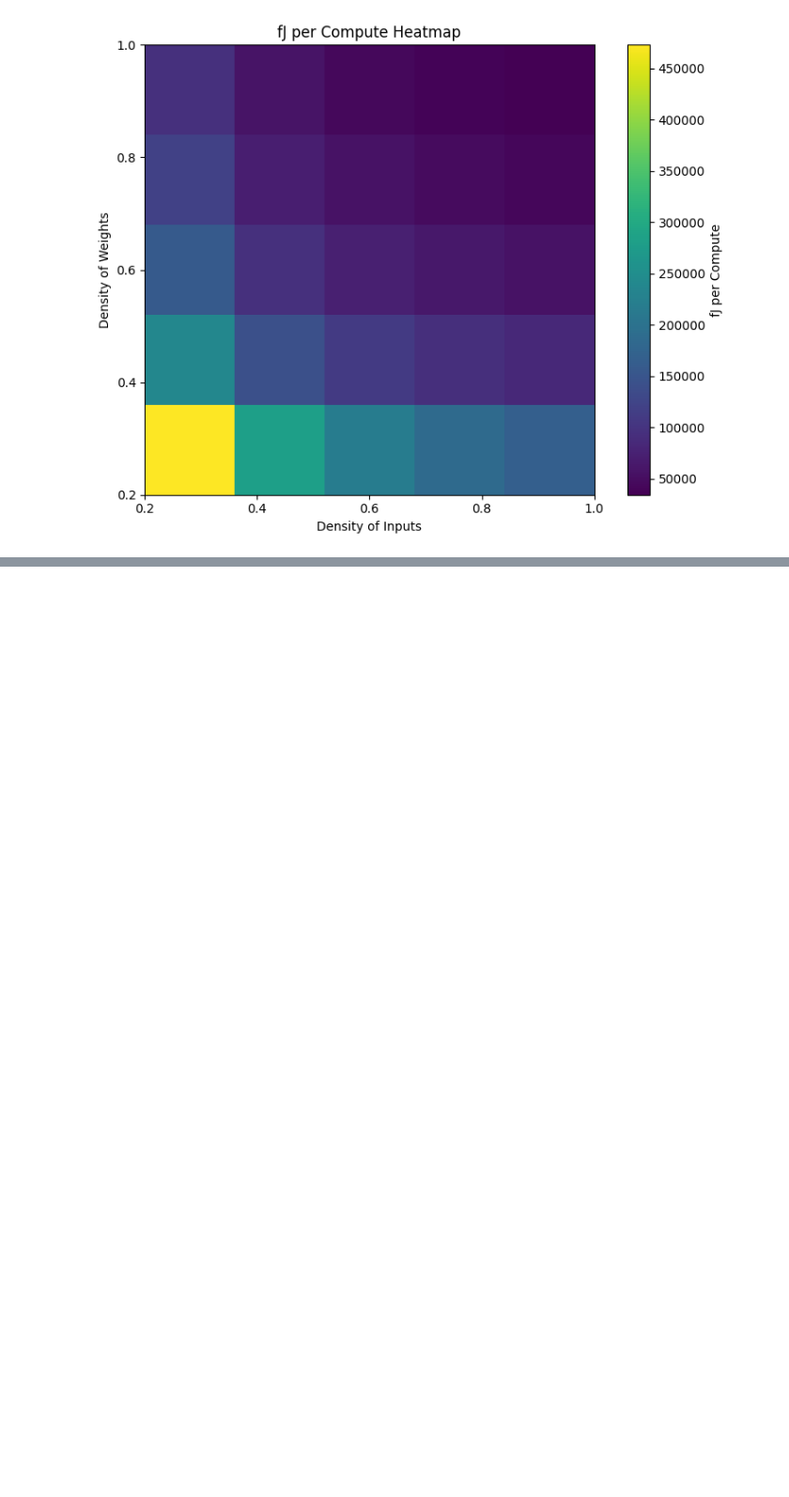
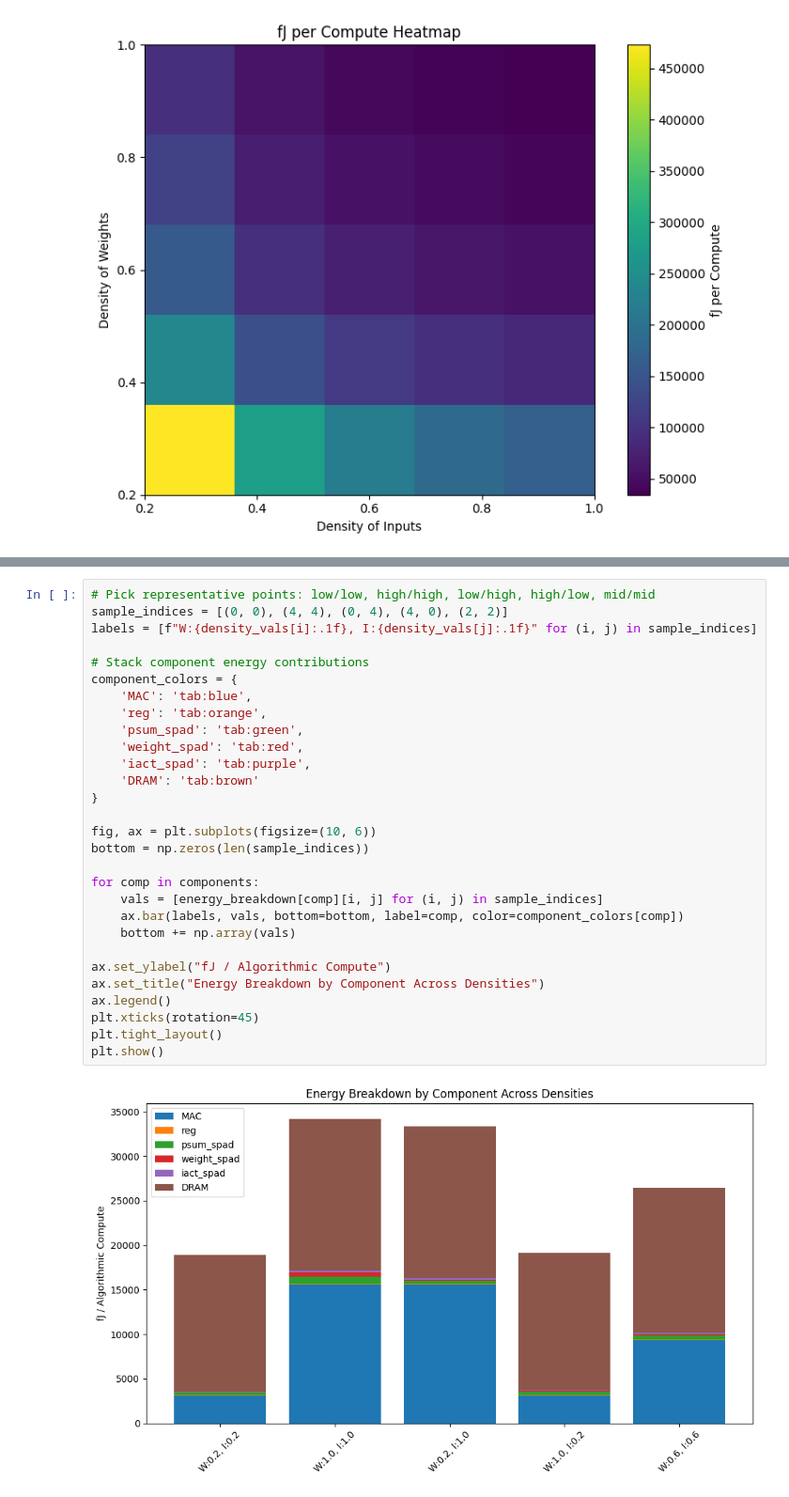
Before and after one commit to parikhushii/deep-learning-hardware-group-13, a Jupyter notebook: workspace/final_project_v4/final_project_v4.ipynb, the cells around one changed output, grey strips where cells are left out. Shown at 94% size. Saved outputs shown, nothing was run; the diff lists cells and outputs as text; blank space fills up the shorter version.

Commit message:
more plots for w/i sparsity variations

```diff
--- a/workspace/final_project_v4/final_project_v4.ipynb
+++ b/workspace/final_project_v4/final_project_v4.ipynb
@@ -137,0 +245,31 @@ for metric, heatmap in heatmaps.items():
+# %%
+# Pick representative points: low/low, high/high, low/high, high/low, mid/mid
+sample_indices = [(0, 0), (4, 4), (0, 4), (4, 0), (2, 2)]
+labels = [f"W:{density_vals[i]:.1f}, I:{density_vals[j]:.1f}" for (i, j) in sample_indices]
+
+# Stack component energy contributions
+component_colors = {
+    'MAC': 'tab:blue',
+    'reg': 'tab:orange',
+    'psum_spad': 'tab:green',
+    'weight_spad': 'tab:red',
+    'iact_spad': 'tab:purple',
+    'DRAM': 'tab:brown'
+}
+
+fig, ax = plt.subplots(figsize=(10, 6))
+bottom = np.zeros(len(sample_indices))
+
+for comp in components:
+    vals = [energy_breakdown[comp][i, j] for (i, j) in sample_indices]
+    ax.bar(labels, vals, bottom=bottom, label=comp, color=component_colors[comp])
+    bottom += np.array(vals)
+
+ax.set_ylabel("fJ / Algorithmic Compute")
+ax.set_title("Energy Breakdown by Component Across Densities")
+ax.legend()
+plt.xticks(rotation=45)
+plt.tight_layout()
+plt.show()
+# %% [output]
+[figure, added]
```
Also changed, not shown: parts of 8 cells of this notebook, 1 other file.
